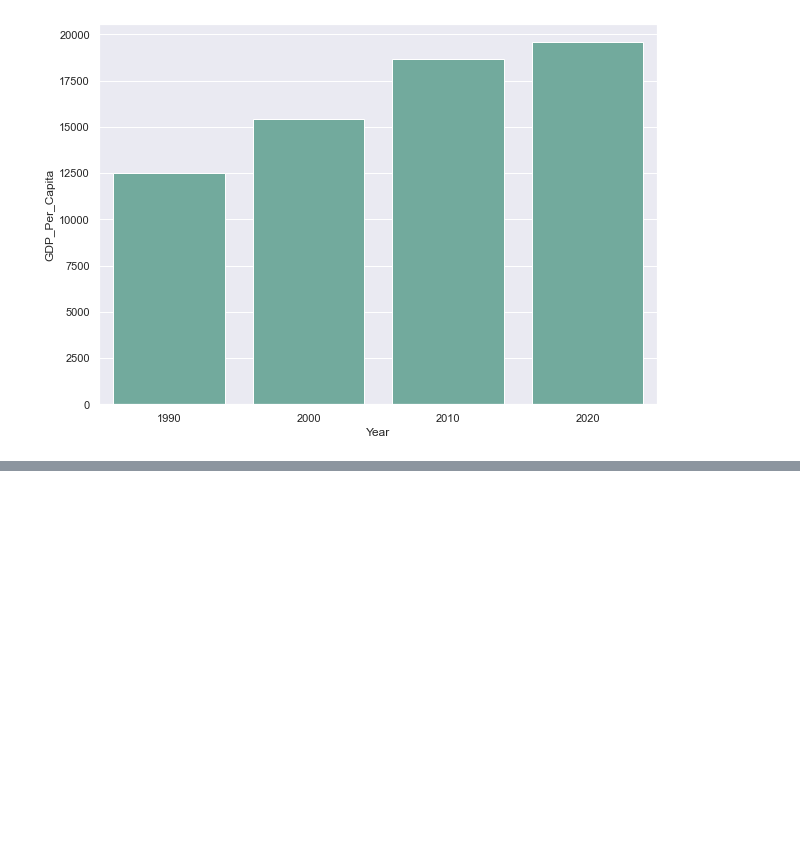
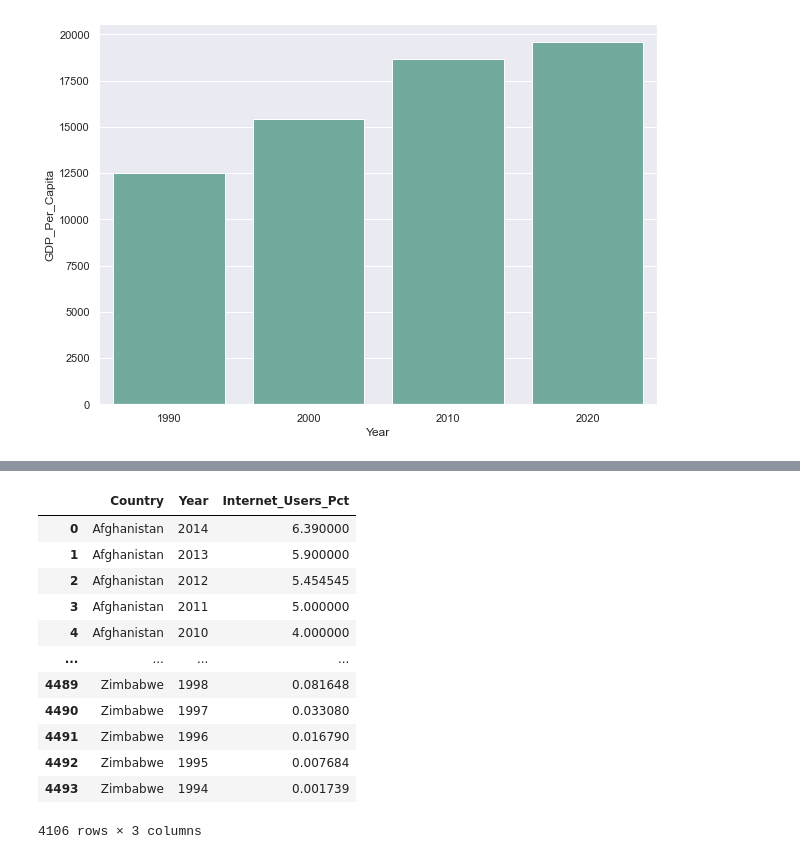
Before and after one commit to NSS-Data-Analytics-Cohort-10/gdp-and-internet-usage-t-white-21, a Jupyter notebook: notebook/un_project.ipynb, the cells around one changed output, grey strips where cells are left out. Cells and saved outputs as stored; diff of their text form; code cells hidden in the pictures; blank space fills up the shorter version.

```diff
--- a/notebook/un_project.ipynb
+++ b/notebook/un_project.ipynb
@@ -339,0 +429,16 @@ ParserError: Error tokenizing data. C error: Expected 4 fields in line 4675, saw
+# %%
+int_df[int_df['Internet_Users_Pct'] > 0]
+# %% [output]
+|  | Country | Year | Internet_Users_Pct |
+| 0 | Afghanistan | 2014 | 6.390000 |
+| 1 | Afghanistan | 2013 | 5.900000 |
+| 2 | Afghanistan | 2012 | 5.454545 |
+| 3 | Afghanistan | 2011 | 5.000000 |
+| 4 | Afghanistan | 2010 | 4.000000 |
+| ... | ... | ... | ... |
+| 4489 | Zimbabwe | 1998 | 0.081648 |
+| 4490 | Zimbabwe | 1997 | 0.033080 |
+| 4491 | Zimbabwe | 1996 | 0.016790 |
+| 4492 | Zimbabwe | 1995 | 0.007684 |
+| 4493 | Zimbabwe | 1994 | 0.001739 |
+4106 rows × 3 columns
```
Also changed, not shown: parts of 52 cells of this notebook.
